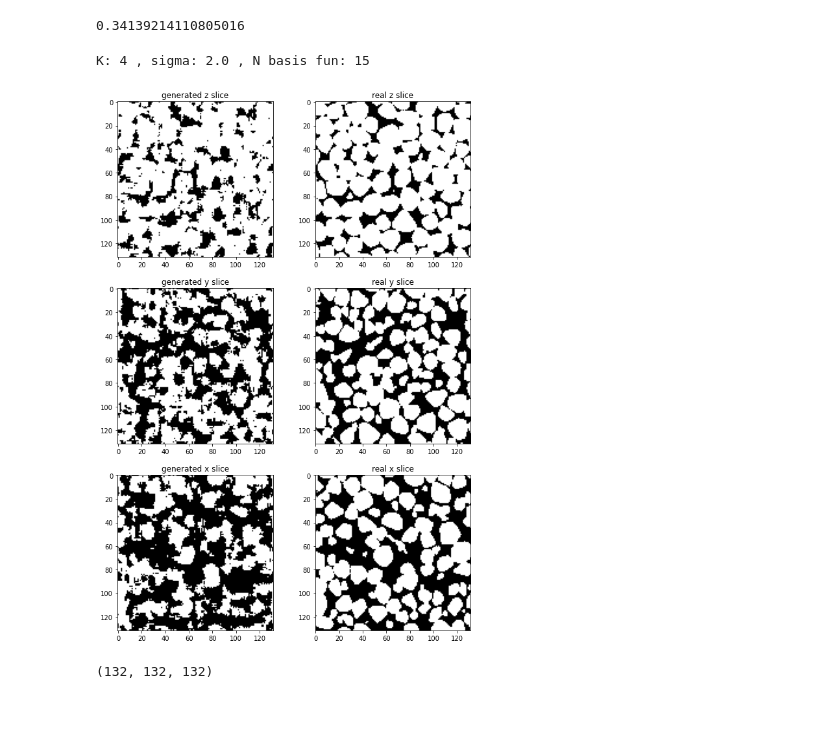
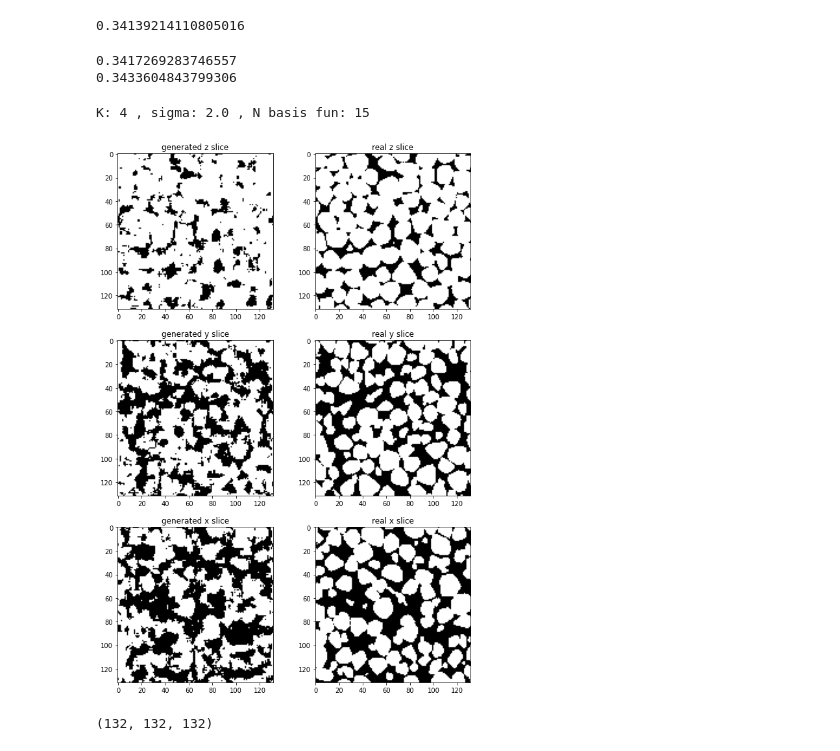
Before and after one commit to aiboyko/saudi_aramco_data_technathon, a Jupyter notebook: fourier_to_show2.ipynb, the cells around one changed output. Drawn from its saved outputs; the diff is of its cells as text; code cells hidden in the pictures; blank space fills up the shorter version.

```diff
--- a/fourier_to_show2.ipynb
+++ b/fourier_to_show2.ipynb
@@ -319,29 +306,44 @@ def porosity(data):
 porosity(res_full>.55)
 # %% [output]
 0.34139214110805016
+# %%
+import scipy.optimize
+def porosity(data):
+  return 1- np.sum(data) / np.prod(data.shape)
+
+porosity_original = 1- np.sum(data) / np.prod(data.shape)
+print(porosity_original)
+porosity_on_train = 1- np.sum(data*mask) / np.sum(mask)
+print(porosity_on_train)
+
+por_loss = lambda thresh: (porosity(res_full>thresh) - porosity_on_train)**2
+sol = scipy.optimize.minimize_scalar(fun=por_loss, bounds=(0.,1.), method='bounded')
+# %% [output]
+0.3417269283746557
+0.3433604843799306
 # %%
 np.save(data_path+'fourier_{}'.format(res_full.shape[0]), res_full)
 # %%
 np.save(data_path+'fourier_132', res_full)
 # %%
-thresh = 0.65
+thresh = sol.x
 
 print("K:", k, ", sigma:", sigma, ", N basis fun:", num_freq)
 sel_slice = 0
 #res_sigm = torch.from_numpy(result_np).float().sigmoid().numpy()
 
 sel = (slice(None), slice(None), sel_slice)
 plt.figure(figsize=(10,15))
 plot_selected_slices(sel, res_full.transpose(1,0,2)>thresh, data, mask, idx_plot=1)
 
 sel = (slice(None), sel_slice, slice(None))
 plot_selected_slices(sel, res_full.transpose(1,0,2)>thresh, data, mask, axis='y', idx_plot=2)
 
 sel = (sel_slice, slice(None), slice(None))
 plot_selected_slices(sel, res_full.transpose(1,0,2)>thresh, data, mask, axis='x', idx_plot=3)
 # %% [output]
 K: 4 , sigma: 2.0 , N basis fun: 15
-[figure, old version]
+[figure, new version]
 # %%
 # print("K:", k, ", sigma:", sigma, ", N basis fun:", num_freq)
 # sel_slice = 20
```
Also changed, not shown: parts of 3 cells of this notebook.
